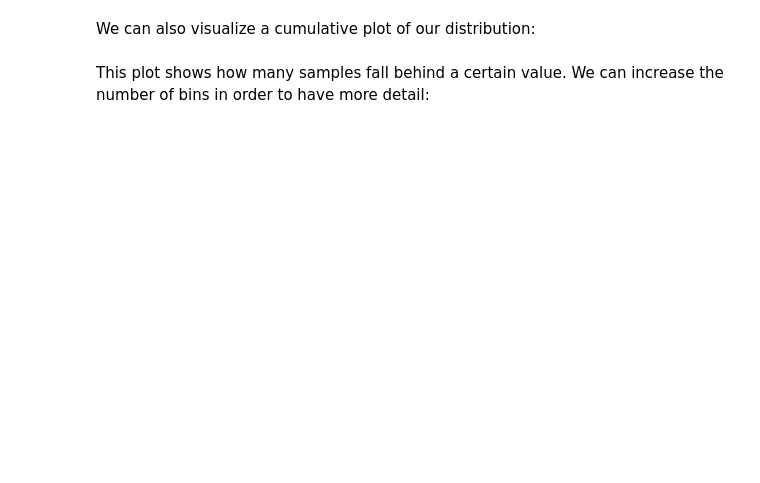
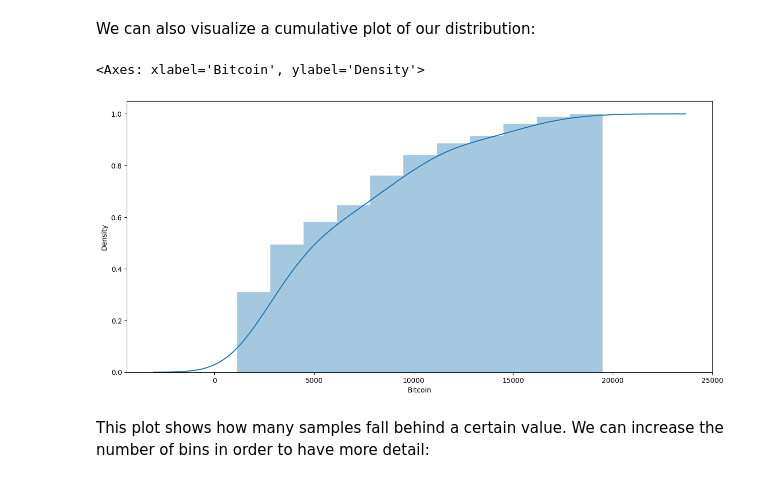
Before and after one commit to OfficialAlok/data-cleaning, a Jupyter notebook: 5 - Real Example.ipynb, the cells around one changed output. Drawn from its saved outputs; the diff is of its cells as text; code cells hidden in the pictures; blank space fills up the shorter version.

```diff
--- a/5 - Real Example.ipynb
+++ b/5 - Real Example.ipynb
@@ -196,9 +198,17 @@ sns.rugplot(df_cleaned['Ether'], ax=ax);
 We can also visualize a cumulative plot of our distribution:
 # %%
 fig, ax = plt.subplots(figsize=(15, 7))
-sns.distplot(df_cleaned['Bitcoin'], ax=ax,
-             hist_kws=dict(cumulative=True),
-             kde_kws=dict(cumulative=True))
+sns.histplot(df_cleaned['Bitcoin'], ax=ax,
+             cumulative=True,
+             element="step",
+             stat="density",
+             common_norm=False,
+             alpha=0.4,
+             edgecolor=(1,1,1,))
+sns.kdeplot(df_cleaned['Bitcoin'], ax=ax, cumulative=True)
+# %% [output]
+<Axes: xlabel='Bitcoin', ylabel='Density'>
+[figure, added]
 # %% [markdown]
 This plot shows how many samples fall behind a certain value. We can increase the number of bins in order to have more detail:
 # %%
```
Also changed, not shown: parts of 26 cells of this notebook.
